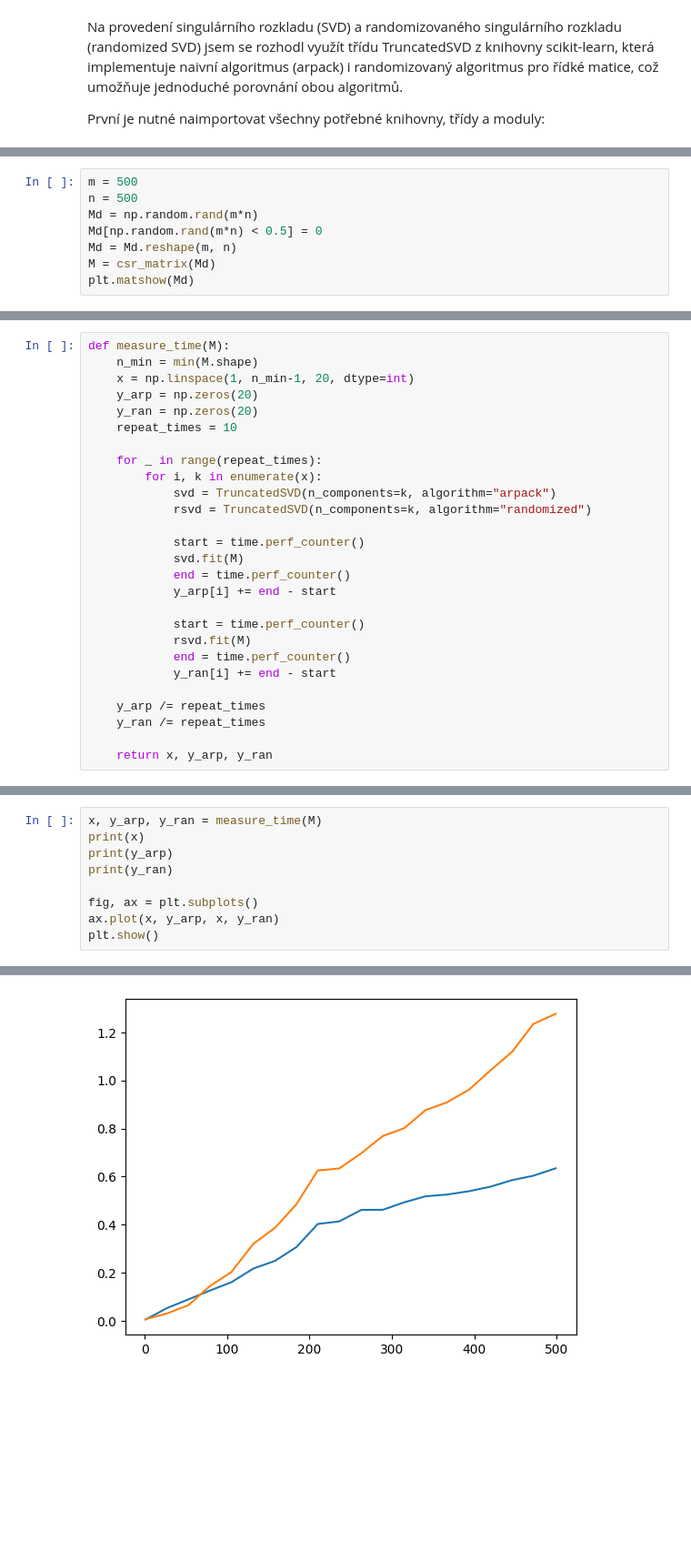
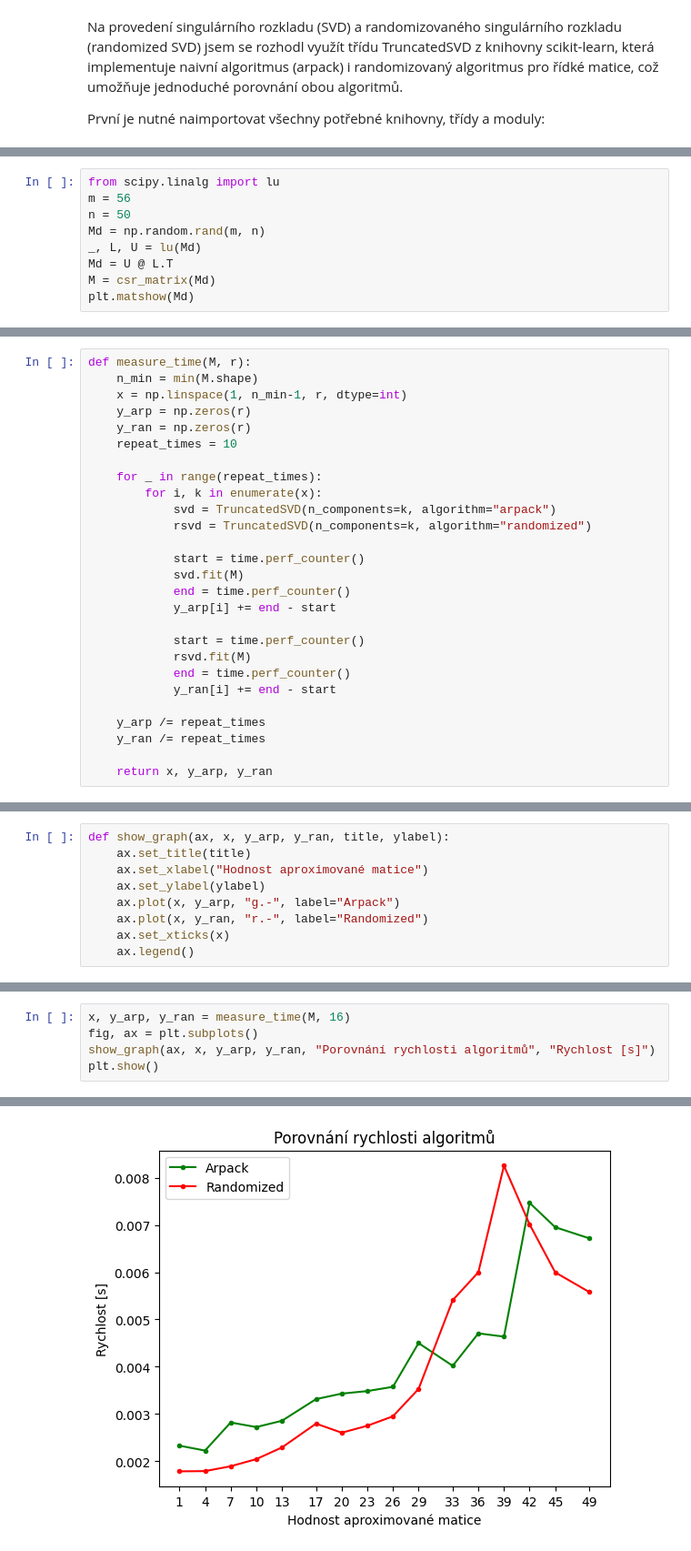
Before and after one commit to OndrejKucera77/numlingebra2, a Jupyter notebook: kod.ipynb, the cells around one changed output, grey strips where cells are left out. Shown at 91% size. Cells and saved outputs as stored; diff of their text form; blank space fills up the shorter version.

```diff
--- a/kod.ipynb
+++ b/kod.ipynb
@@ -15,9 +15,10 @@ Načteme matice, se kterými budeme pracovat.
 # %%
-m = 500
-n = 500
-Md = np.random.rand(m*n)
-Md[np.random.rand(m*n) < 0.5] = 0
-Md = Md.reshape(m, n)
+from scipy.linalg import lu
+m = 56
+n = 50
+Md = np.random.rand(m, n)
+_, L, U = lu(Md)
+Md = U @ L.T
 M = csr_matrix(Md)
 plt.matshow(Md)
 # %% [output]
@@ -29,9 +30,9 @@ Pro účel měření rychlosti obou algoritmů jsem využil modul time, konkrét
 # %%
-def measure_time(M):
+def measure_time(M, r):
     n_min = min(M.shape)
-    x = np.linspace(1, n_min-1, 20, dtype=int)
-    y_arp = np.zeros(20)
-    y_ran = np.zeros(20)
+    x = np.linspace(1, n_min-1, r, dtype=int)
+    y_arp = np.zeros(r)
+    y_ran = np.zeros(r)
     repeat_times = 10
 
     for _ in range(repeat_times):
@@ -55,0 +59,9 @@ def measure_time(M):
+# %%
+def show_graph(ax, x, y_arp, y_ran, title, ylabel):
+    ax.set_title(title)
+    ax.set_xlabel("Hodnost aproximované matice")
+    ax.set_ylabel(ylabel)
+    ax.plot(x, y_arp, "g.-", label="Arpack")
+    ax.plot(x, y_ran, "r.-", label="Randomized")
+    ax.set_xticks(x)
+    ax.legend()
@@ -56,10 +70,6 @@ def measure_time(M):
 # %%
-x, y_arp, y_ran = measure_time(M)
-print(x)
-print(y_arp)
-print(y_ran)
-
+x, y_arp, y_ran = measure_time(M, 16)
 fig, ax = plt.subplots()
-ax.plot(x, y_arp, x, y_ran)
+show_graph(ax, x, y_arp, y_ran, "Porovnání rychlosti algoritmů", "Rychlost [s]")
 plt.show()
 # %% [output]
@@ -76,3 +76,3 @@ plt.show()
-[figure, old version]
+[figure, new version]
 # %% [markdown]
 ## Měření paměti
```
Also changed, not shown: parts of 14 cells of this notebook.
